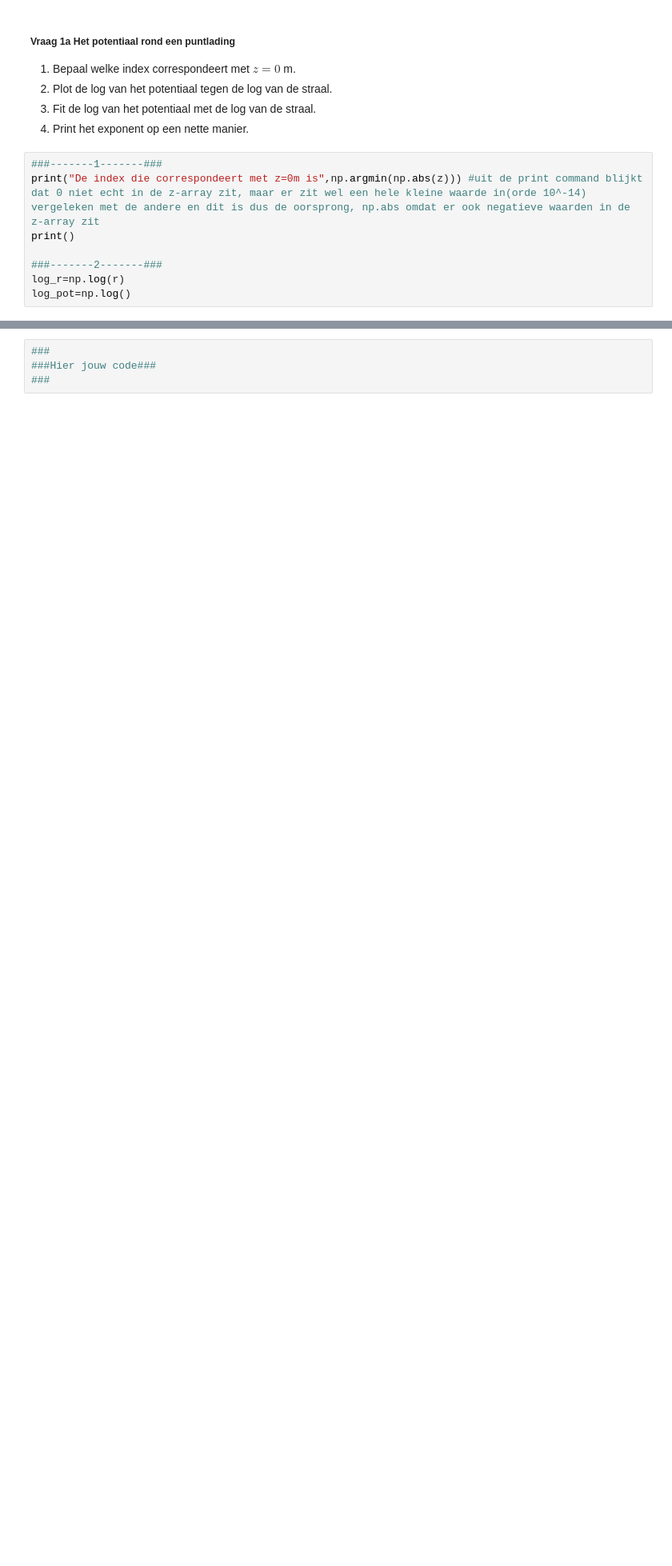
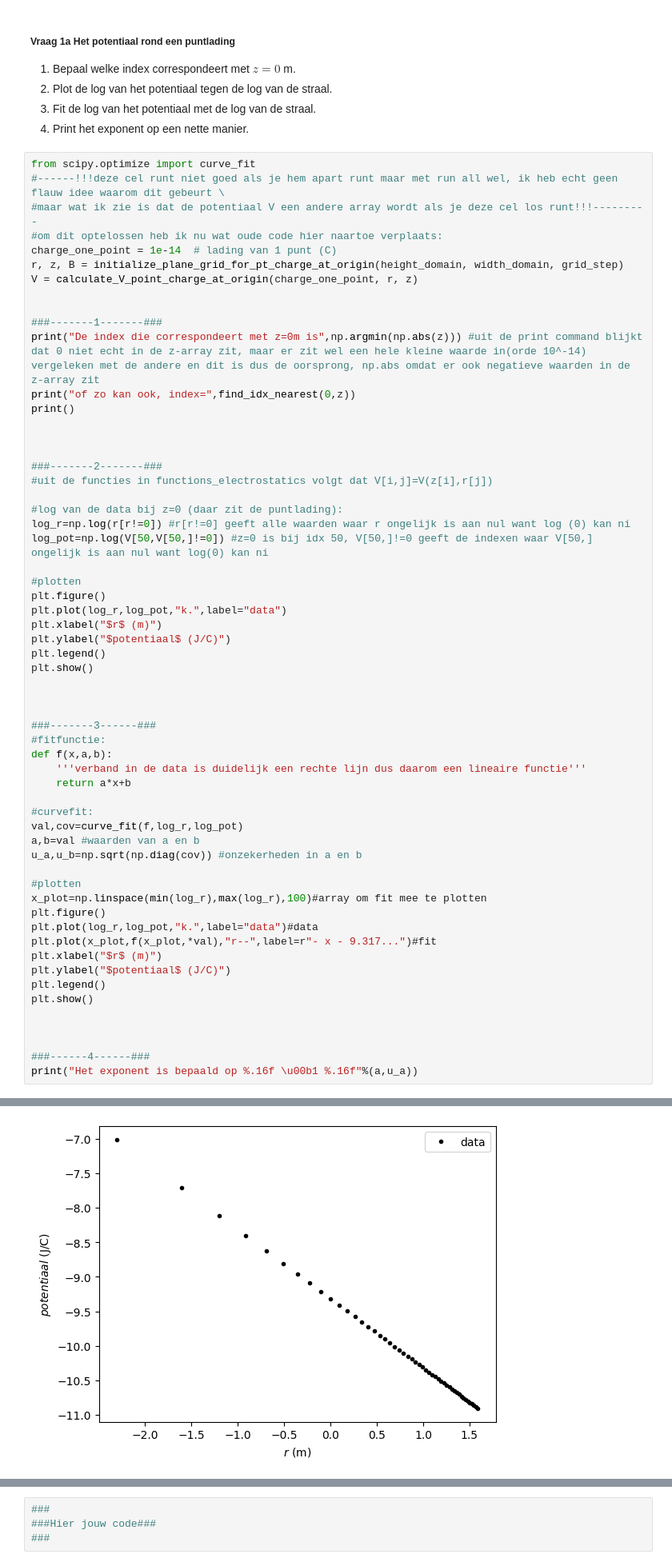
Before and after one commit to thijsspilt-bit/opdrachten-DEF-D-Thijs-Spilt, a Jupyter notebook: DigitaleOntwerpopdrachten/1CondensatorOpdracht/CondensatorOntwerpopdracht.ipynb, the cells around one changed output, grey strips where cells are left out. Shown at 80% size. Saved outputs shown, nothing was run; the diff lists cells and outputs as text; blank space fills up the shorter version.

```diff
--- a/DigitaleOntwerpopdrachten/1CondensatorOpdracht/CondensatorOntwerpopdracht.ipynb
+++ b/DigitaleOntwerpopdrachten/1CondensatorOpdracht/CondensatorOntwerpopdracht.ipynb
@@ -87,12 +87,63 @@ plot_results_pt_charge_at_origin(Ez, Er, normE, V, r, z, grid_step)
 3. Fit de log van het potentiaal met de log van de straal.
 4. Print het exponent op een nette manier.
 # %%
+from scipy.optimize import curve_fit
+#------!!!deze cel runt niet goed als je hem apart runt maar met run all wel, ik heb echt geen flauw idee waarom dit gebeurt \
+#maar wat ik zie is dat de potentiaal V een andere array wordt als je deze cel los runt!!!---------
+#om dit optelossen heb ik nu wat oude code hier naartoe verplaats:
+charge_one_point = 1e-14  # lading van 1 punt (C)
+r, z, B = initialize_plane_grid_for_pt_charge_at_origin(height_domain, width_domain, grid_step)
+V = calculate_V_point_charge_at_origin(charge_one_point, r, z)
+
+
 ###-------1-------###
 print("De index die correspondeert met z=0m is",np.argmin(np.abs(z))) #uit de print command blijkt dat 0 niet echt in de z-array zit, maar er zit wel een hele kleine waarde in(orde 10^-14) vergeleken met de andere en dit is dus de oorsprong, np.abs omdat er ook negatieve waarden in de z-array zit
+print("of zo kan ook, index=",find_idx_nearest(0,z))
 print()
 
+
+
 ###-------2-------###
-log_r=np.log(r)
-log_pot=np.log()
+#uit de functies in functions_electrostatics volgt dat V[i,j]=V(z[i],r[j])
+
+#log van de data bij z=0 (daar zit de puntlading):
+log_r=np.log(r[r!=0]) #r[r!=0] geeft alle waarden waar r ongelijk is aan nul want log (0) kan ni
+log_pot=np.log(V[50,V[50,]!=0]) #z=0 is bij idx 50, V[50,]!=0 geeft de indexen waar V[50,] ongelijk is aan nul want log(0) kan ni
+
+#plotten
+plt.figure()
+plt.plot(log_r,log_pot,"k.",label="data")
+plt.xlabel("$r$ (m)")
+plt.ylabel("$potentiaal$ (J/C)")
+plt.legend()
+plt.show()
+
+
+
+###-------3------###
+#fitfunctie:
+def f(x,a,b):
+    '''verband in de data is duidelijk een rechte lijn dus daarom een lineaire functie'''
+    return a*x+b
+
+#curvefit:
+val,cov=curve_fit(f,log_r,log_pot)
+a,b=val #waarden van a en b
+u_a,u_b=np.sqrt(np.diag(cov)) #onzekerheden in a en b
+
+#plotten
+x_plot=np.linspace(min(log_r),max(log_r),100)#array om fit mee te plotten
+plt.figure()
+plt.plot(log_r,log_pot,"k.",label="data")#data
+plt.plot(x_plot,f(x_plot,*val),"r--",label=r"- x - 9.317...")#fit
+plt.xlabel("$r$ (m)")
+plt.ylabel("$potentiaal$ (J/C)")
+plt.legend()
+plt.show()
+
+
+
+###------4------###
+print("Het exponent is bepaald op %.16f \u00b1 %.16f"%(a,u_a))
 # %% [output]
 De index die correspondeert met z=0m is 50
@@ -98,0 +151 @@ De index die correspondeert met z=0m is 50
+[figure, added]
```
Also changed, not shown: parts of 2 cells of this notebook.
